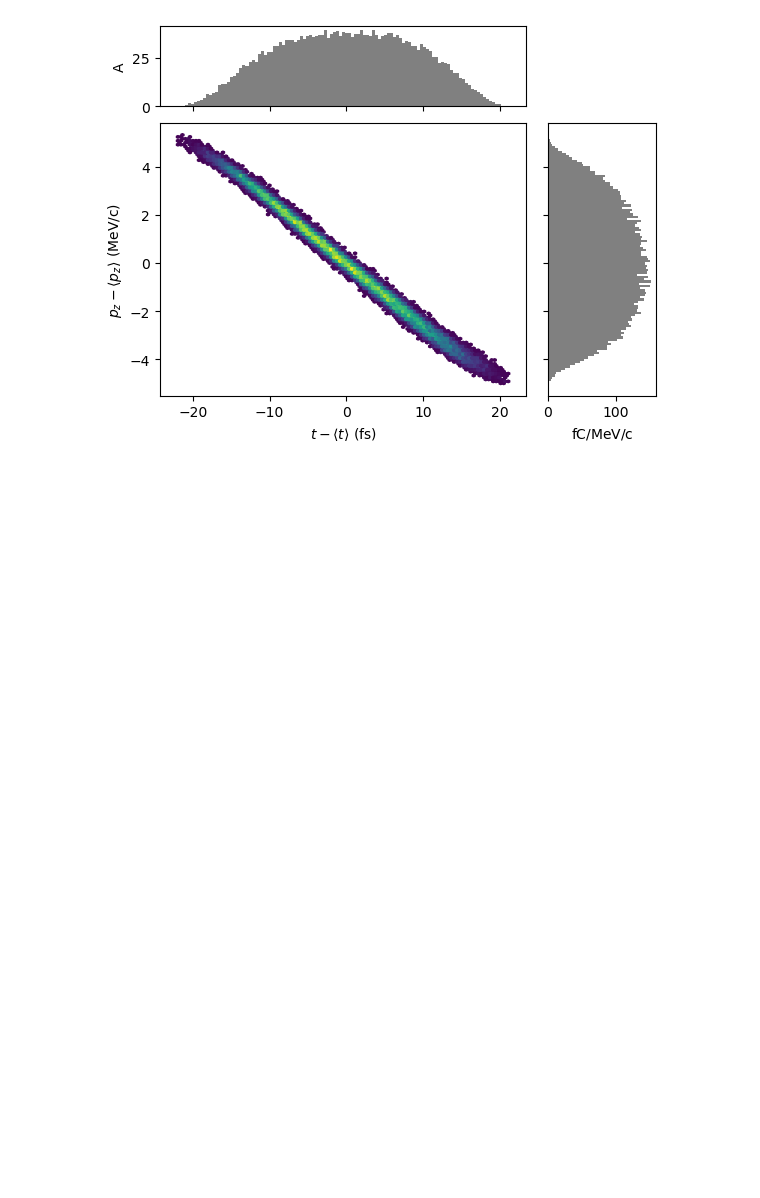
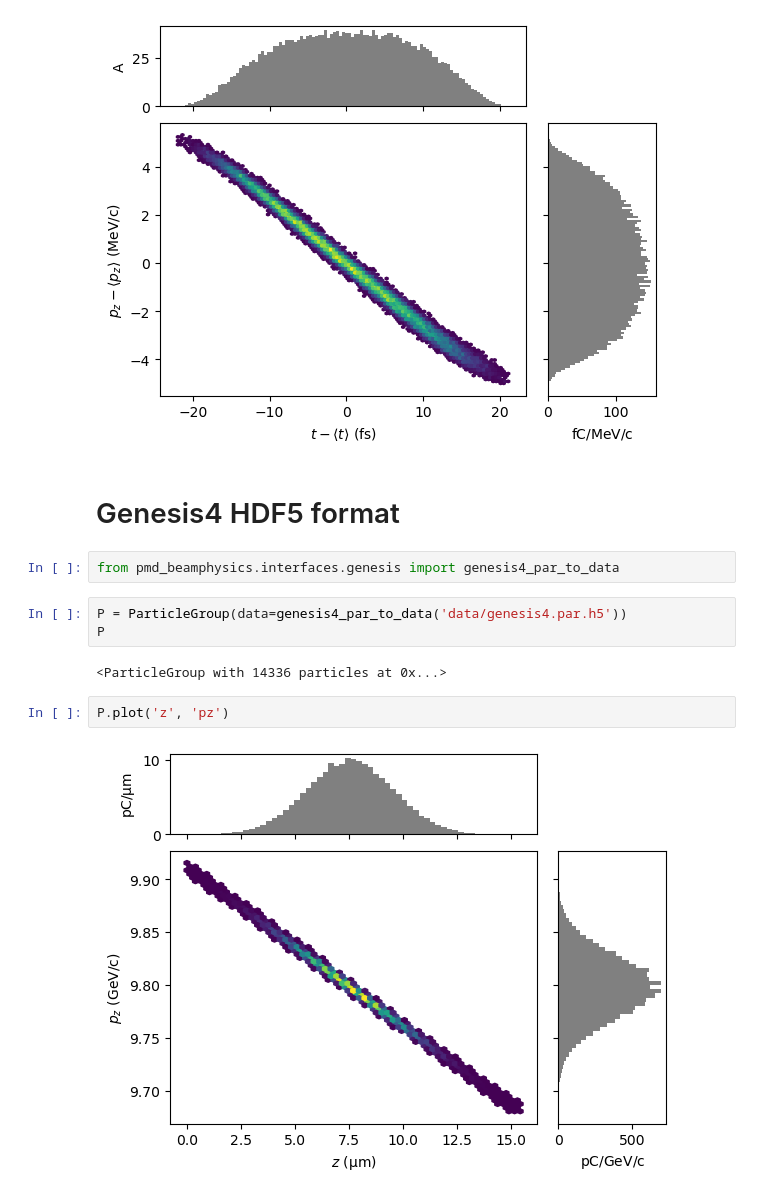
Before and after one commit to ChristopherMayes/openPMD-beamphysics, a Jupyter notebook: examples/read_examples/read_examples.ipynb, the cells around one changed output. Drawn from its saved outputs; the diff is of its cells as text; blank space fills up the shorter version.

```diff
--- a/examples/read_examples/read_examples.ipynb
+++ b/examples/read_examples/read_examples.ipynb
@@ -42,3 +41,16 @@ P=ParticleGroup(data=data)
 P.plot('delta_t', 'delta_pz')
 # %% [output]
 [figure]
+# %% [markdown]
+# Genesis4 HDF5 format
+# %%
+from pmd_beamphysics.interfaces.genesis import genesis4_par_to_data
+# %%
+P = ParticleGroup(data=genesis4_par_to_data('data/genesis4.par.h5'))
+P
+# %% [output]
+<ParticleGroup with 14336 particles at 0x...>
+# %%
+P.plot('z', 'pz')
+# %% [output]
+[figure, added]
```
Also changed, not shown: parts of 1 cell of this notebook, 52 other files.
